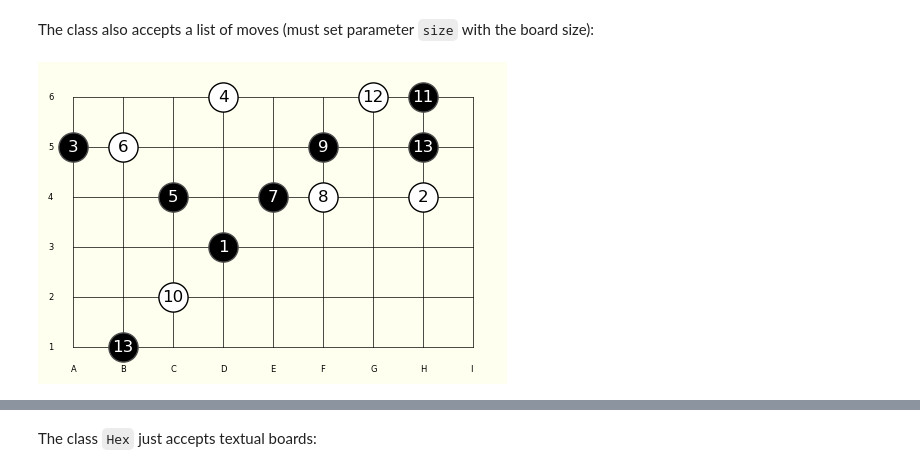
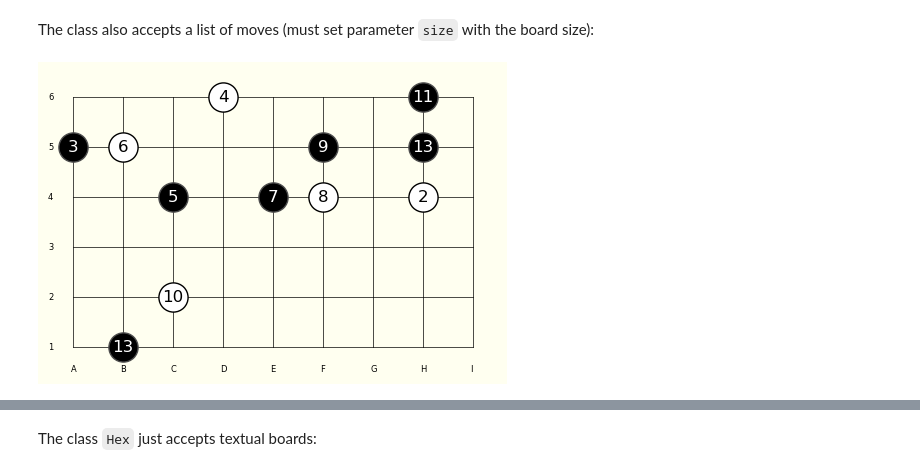
Before and after one commit to jpneto/draw_game_boards, a Jupyter notebook: code/Tutorial.ipynb, the cells around one changed output, grey strips where cells are left out. Cells and saved outputs as stored; diff of their text form; code cells hidden in the pictures.

```diff
--- a/code/Tutorial.ipynb
+++ b/code/Tutorial.ipynb
@@ -55,15 +55,16 @@ Sq(red_white_blue, filename='2026_02_Red_White_Blue_setup.svg');
 The class also accepts a list of moves (must set parameter `size` with the board size):
 # %%
 # for a multi-move turn, separate moves with a comma
+# for captures, use :
 match = """
 d3 h4 a5
 d6    c4
 b5    e4
 f4    f5
 c2    h6
-g6    h5,b1
+g6    h5,b1:d3,g6
 """
 
 Sq(match, size=(6,9));
 # %% [output]
-[figure, old version]
+[figure, new version]
```
Also changed, not shown: parts of 12 cells of this notebook, 36 other files.
